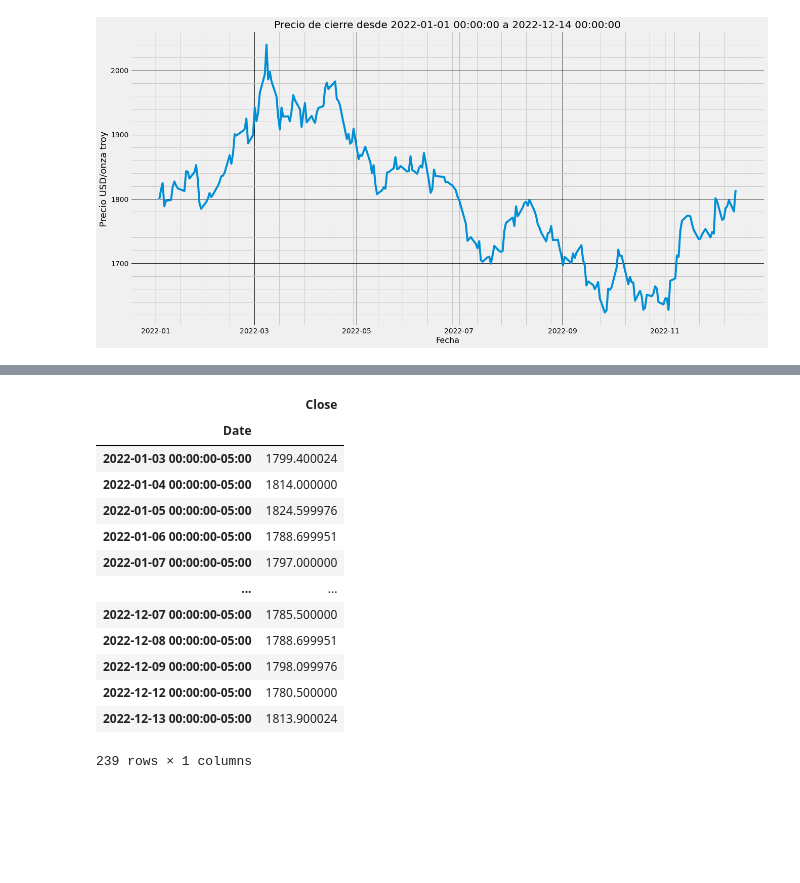
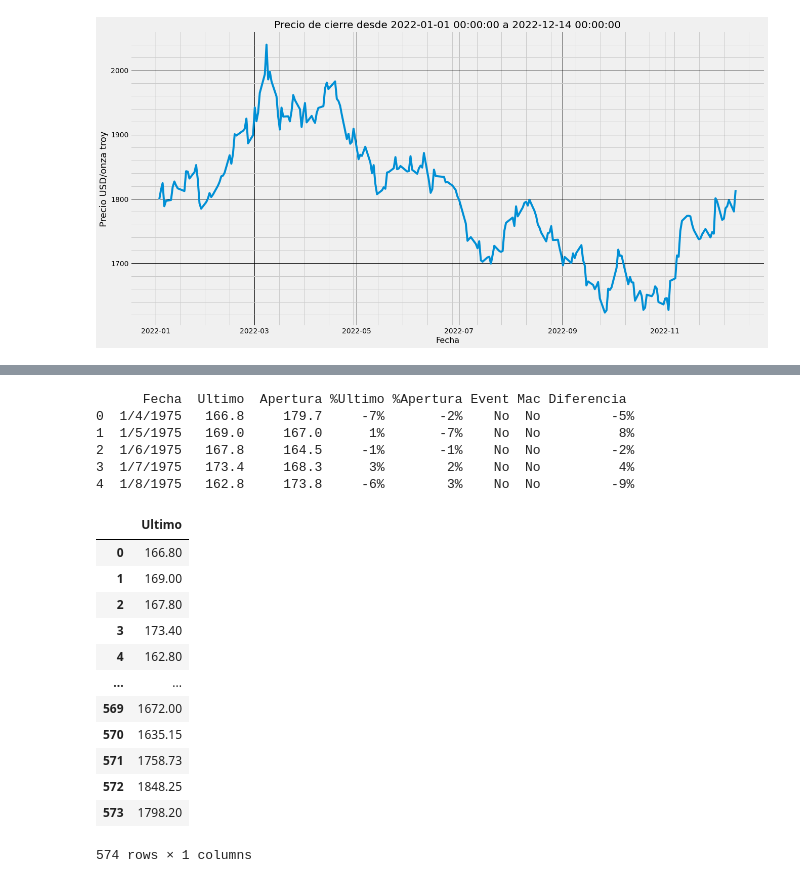
Before and after one commit to akcc12/An-lisis-del-precio-del-oro, a Jupyter notebook: Tesis.ipynb, the cells around one changed output, grey strips where cells are left out. Saved outputs shown, nothing was run; the diff lists cells and outputs as text; code cells hidden in the pictures; blank space fills up the shorter version.

```diff
--- a/Tesis.ipynb
+++ b/Tesis.ipynb
@@ -403,23 +411,34 @@ plt.show()
+# %%
+#Se utiliza pandas para poder leer el archivo cargado , tipo csv.
+import pandas as pd
+datos=pd.read_csv('BDFinal2.csv')
+print(df.head())
+# %% [output]
+      Fecha  Ultimo  Apertura %Ultimo %Apertura Event Mac Diferencia
+0  1/4/1975   166.8     179.7     -7%       -2%    No  No         -5%
+1  1/5/1975   169.0     167.0      1%       -7%    No  No          8%
+2  1/6/1975   167.8     164.5     -1%       -1%    No  No         -2%
+3  1/7/1975   173.4     168.3      3%        2%    No  No          4%
+4  1/8/1975   162.8     173.8     -6%        3%    No  No         -9%
 # %%
 #Se filtran los datos con los que quiere trabajar , en este caso los de cierre en un nuevo dataset.
-new_df=data.filter(['Close'])
+new_df=datos.filter(['Ultimo'])
 new_df.to_csv('Nueva_data_filtrada.csv')
 new_df
 # %% [output]
-|  | Close |
-| Date |  |
-| 2022-01-03 00:00:00-05:00 | 1799.400024 |
-| 2022-01-04 00:00:00-05:00 | 1814.000000 |
-| 2022-01-05 00:00:00-05:00 | 1824.599976 |
-| 2022-01-06 00:00:00-05:00 | 1788.699951 |
-| 2022-01-07 00:00:00-05:00 | 1797.000000 |
+|  | Ultimo |
+| 0 | 166.80 |
+| 1 | 169.00 |
+| 2 | 167.80 |
+| 3 | 173.40 |
+| 4 | 162.80 |
 | ... | ... |
-| 2022-12-07 00:00:00-05:00 | 1785.500000 |
-| 2022-12-08 00:00:00-05:00 | 1788.699951 |
-| 2022-12-09 00:00:00-05:00 | 1798.099976 |
-| 2022-12-12 00:00:00-05:00 | 1780.500000 |
-| 2022-12-13 00:00:00-05:00 | 1813.900024 |
+| 569 | 1672.00 |
+| 570 | 1635.15 |
+| 571 | 1758.73 |
+| 572 | 1848.25 |
+| 573 | 1798.20 |
-239 rows × 1 columns
+574 rows × 1 columns
 # %%
 # Se indica qué cantidad de datos se quieren tomar para la predicción, en este caso los últimos 120 días
 ultimosdias=new_df[-120:].values
```
Also changed, not shown: parts of 14 cells of this notebook.
